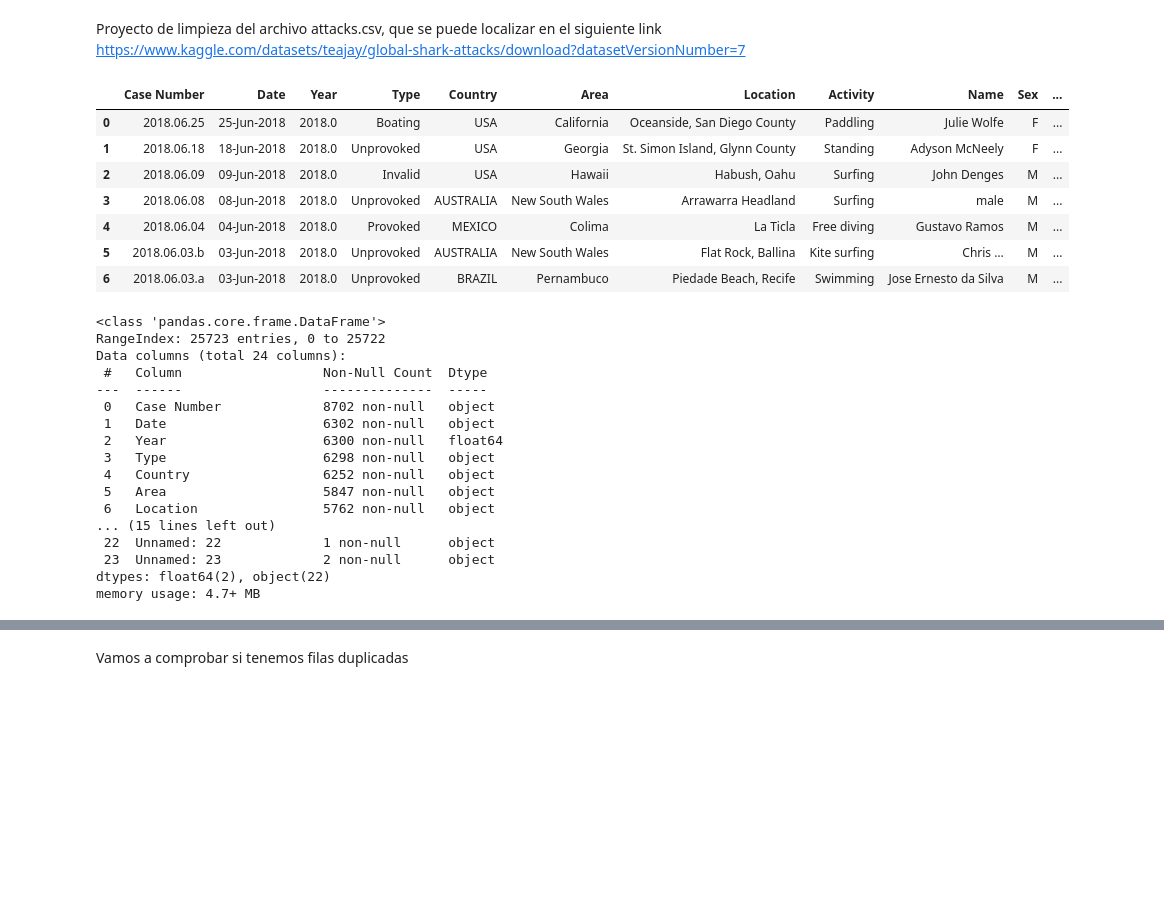
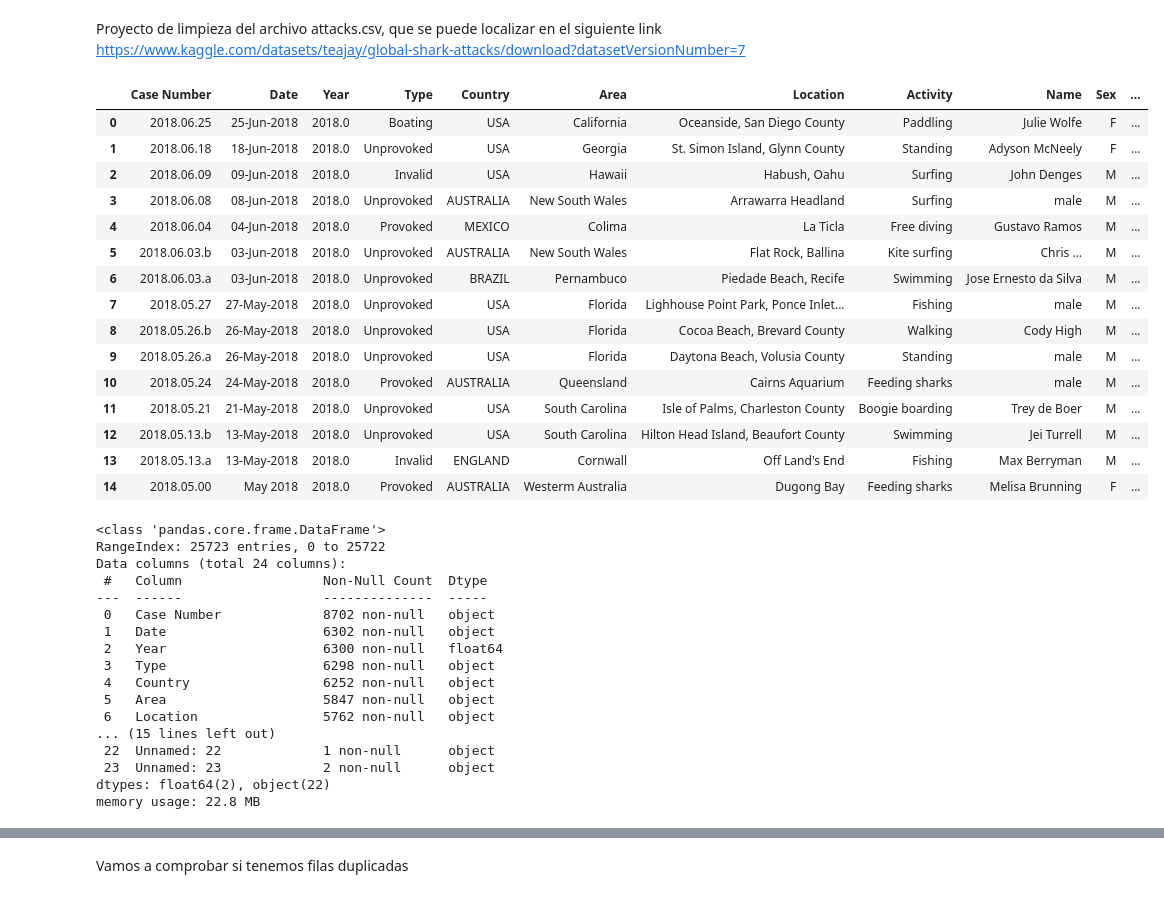
Before and after one commit to gusavato/1_IRONHACK_Sharks, a Jupyter notebook: jupyter/main.ipynb, the cells around one changed output, grey strips where cells are left out. Drawn from its saved outputs; the diff is of its cells as text; code cells hidden in the pictures; blank space fills up the shorter version.

```diff
--- a/jupyter/main.ipynb
+++ b/jupyter/main.ipynb
@@ -14,18 +17,26 @@ Proyecto de limpieza del archivo attacks.csv, que se puede localizar en el sigui
 sharks = pd.read_csv('../data/attacks.csv',encoding='ANSI')
 # %%
 shape_origin = sharks.shape         # Guardamos el tamaño inicial del dataset
-sharks.head(7)
+sharks.head(15)
 # %% [output]
 |  | Case Number | Date | Year | Type | Country | Area | Location | Activity | Name | Sex | ... |
 | 0 | 2018.06.25 | 25-Jun-2018 | 2018.0 | Boating | USA | California | Oceanside, San Diego County | Paddling | Julie Wolfe | F | ... |
 | 1 | 2018.06.18 | 18-Jun-2018 | 2018.0 | Unprovoked | USA | Georgia | St. Simon Island, Glynn County | Standing | Adyson McNeely | F | ... |
 | 2 | 2018.06.09 | 09-Jun-2018 | 2018.0 | Invalid | USA | Hawaii | Habush, Oahu | Surfing | John Denges | M | ... |
 | 3 | 2018.06.08 | 08-Jun-2018 | 2018.0 | Unprovoked | AUSTRALIA | New South Wales | Arrawarra Headland | Surfing | male | M | ... |
 | 4 | 2018.06.04 | 04-Jun-2018 | 2018.0 | Provoked | MEXICO | Colima | La Ticla | Free diving | Gustavo Ramos | M | ... |
 | 5 | 2018.06.03.b | 03-Jun-2018 | 2018.0 | Unprovoked | AUSTRALIA | New South Wales | Flat Rock, Ballina | Kite surfing | Chris … | M | ... |
 | 6 | 2018.06.03.a | 03-Jun-2018 | 2018.0 | Unprovoked | BRAZIL | Pernambuco | Piedade Beach, Recife | Swimming | Jose Ernesto da Silva | M | ... |
+| 7 | 2018.05.27 | 27-May-2018 | 2018.0 | Unprovoked | USA | Florida | Lighhouse Point Park, Ponce Inlet... | Fishing | male | M | ... |
+| 8 | 2018.05.26.b | 26-May-2018 | 2018.0 | Unprovoked | USA | Florida | Cocoa Beach, Brevard County | Walking | Cody High | M | ... |
+| 9 | 2018.05.26.a | 26-May-2018 | 2018.0 | Unprovoked | USA | Florida | Daytona Beach, Volusia County | Standing | male | M | ... |
+| 10 | 2018.05.24 | 24-May-2018 | 2018.0 | Provoked | AUSTRALIA | Queensland | Cairns Aquarium | Feeding sharks | male | M | ... |
+| 11 | 2018.05.21 | 21-May-2018 | 2018.0 | Unprovoked | USA | South Carolina | Isle of Palms, Charleston County | Boogie boarding | Trey de Boer | M | ... |
+| 12 | 2018.05.13.b | 13-May-2018 | 2018.0 | Unprovoked | USA | South Carolina | Hilton Head Island, Beaufort County | Swimming | Jei Turrell | M | ... |
+| 13 | 2018.05.13.a | 13-May-2018 | 2018.0 | Invalid | ENGLAND | Cornwall | Off Land's End | Fishing | Max Berryman | M | ... |
+| 14 | 2018.05.00 | May 2018 | 2018.0 | Provoked | AUSTRALIA | Westerm Australia | Dugong Bay | Feeding sharks | Melisa Brunning | F | ... |
 # %%
-sharks.info()
+sharks.info(memory_usage='deep')
 # %% [output]
 <class 'pandas.core.frame.DataFrame'>
 RangeIndex: 25723 entries, 0 to 25722
@@ -43,4 +54,4 @@ Data columns (total 24 columns):
  22  Unnamed: 22             1 non-null      object
  23  Unnamed: 23             2 non-null      object
 dtypes: float64(2), object(22)
-memory usage: 4.7+ MB
+memory usage: 22.8 MB
```
Also changed, not shown: parts of 19 cells of this notebook, 2 other files.
